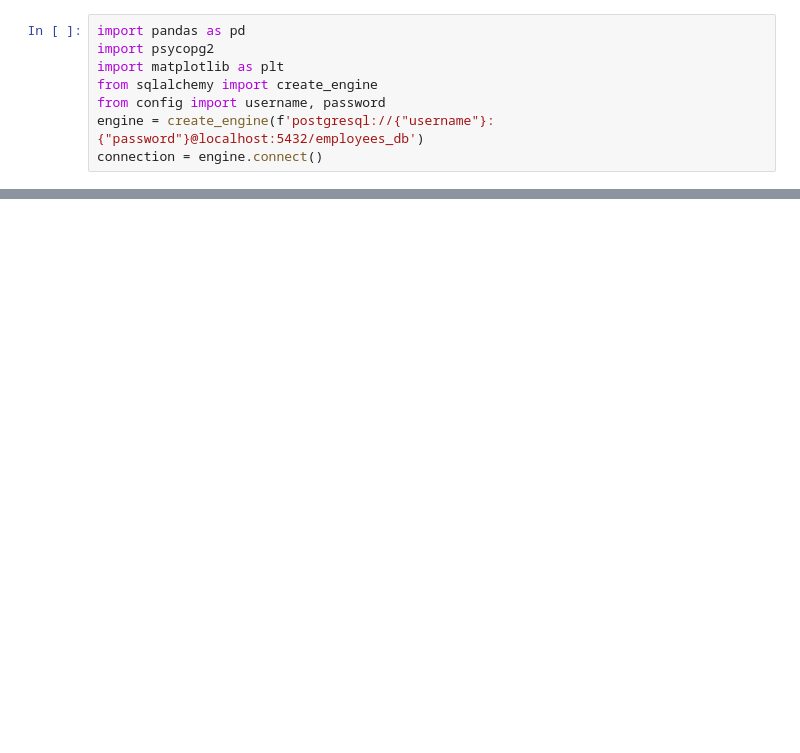
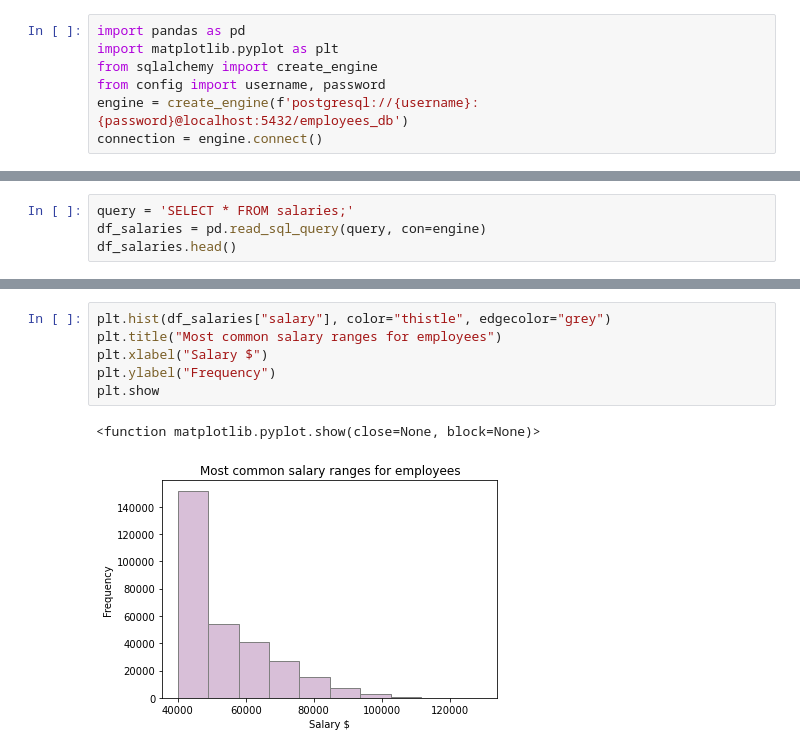
Before and after one commit to denk-ie/sql-challenge, a Jupyter notebook: EmployeeSQL/database_plots.ipynb, the cells around one changed output, grey strips where cells are left out. Drawn from its saved outputs; the diff is of its cells as text; blank space fills up the shorter version.

```diff
--- a/EmployeeSQL/database_plots.ipynb
+++ b/EmployeeSQL/database_plots.ipynb
@@ -1,8 +1,7 @@
 # %%
 import pandas as pd
-import psycopg2
-import matplotlib as plt
+import matplotlib.pyplot as plt
 from sqlalchemy import create_engine
 from config import username, password
-engine = create_engine(f'postgresql://{"username"}:{"password"}@localhost:5432/employees_db')
+engine = create_engine(f'postgresql://{username}:{password}@localhost:5432/employees_db')
 connection = engine.connect()
@@ -12,0 +8,4 @@ OperationalError: (psycopg2.OperationalError) FATAL:  password authentication fa
+# %%
+query = 'SELECT * FROM salaries;'
+df_salaries = pd.read_sql_query(query, con=engine)
+df_salaries.head()
@@ -12,0 +19,9 @@ OperationalError: (psycopg2.OperationalError) FATAL:  password authentication fa
+# %%
+plt.hist(df_salaries["salary"], color="thistle", edgecolor="grey")
+plt.title("Most common salary ranges for employees")
+plt.xlabel("Salary $")
+plt.ylabel("Frequency")
+plt.show
+# %% [output]
+<function matplotlib.pyplot.show(close=None, block=None)>
+[figure, added]
```
Also changed, not shown: parts of 5 cells of this notebook.
